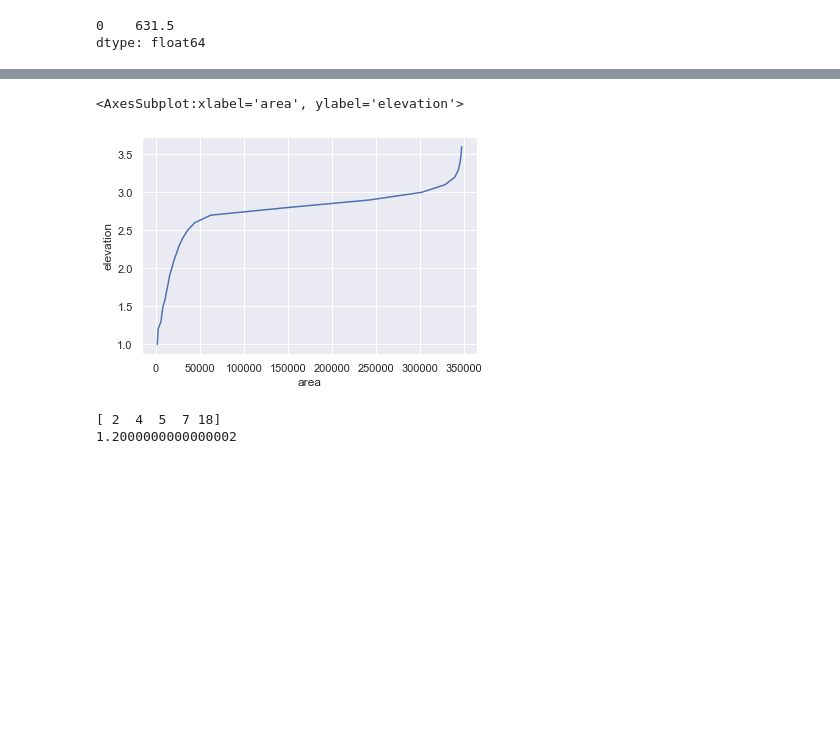
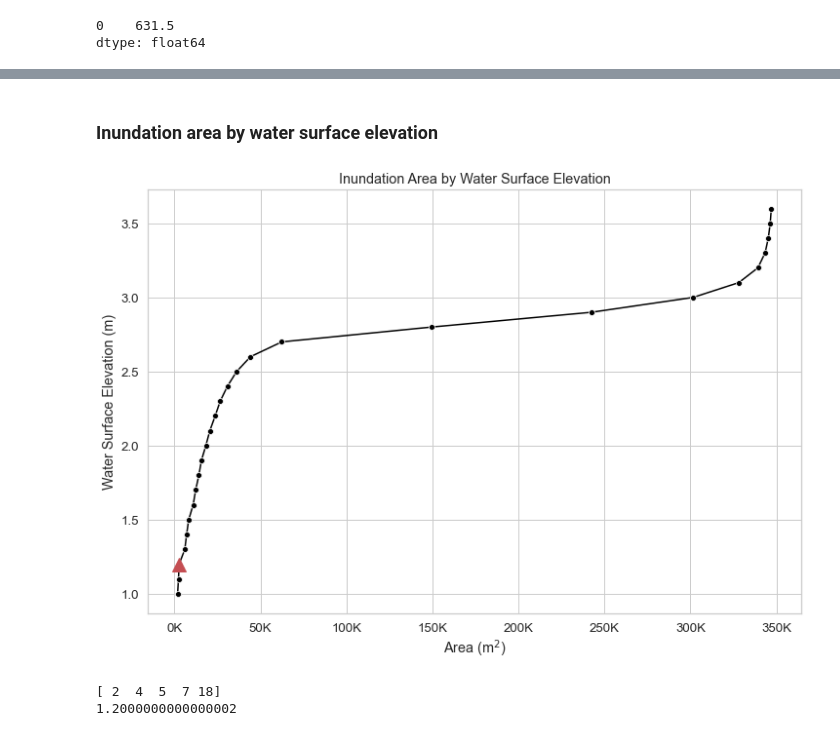
Before and after one commit to crvernon/atiim, a Jupyter notebook: noteboooks/quickstarter.ipynb, the cells around one changed output, grey strips where cells are left out. Saved outputs shown, nothing was run; the diff lists cells and outputs as text; code cells hidden in the pictures; blank space fills up the shorter version.

Commit message:
update notebook with test plots

```diff
--- a/noteboooks/quickstarter.ipynb
+++ b/noteboooks/quickstarter.ipynb
@@ -300,0 +423,18 @@ Wall time: 3.31 s
+# %%
+
+sns.set(style='whitegrid', font_scale=1.2)
+
+
+fig, ax = plt.subplots(figsize=(12, 8))
+
+plt.plot(fdf.perimeter, fdf.elevation, 'ko', fdf.perimeter, fdf.elevation, 'k')
+
+x = ax.set(ylabel='Water Surface Elevation (m)',
+           xlabel='Inundation Perimeter (m)',
+           title='Inundation Perimiter by Water Surface Elevation')
+
+plt.axhline(fdf.elevation.mean(), color='black', linestyle="--", label='_nolegend_')
+
+plt.xlim(xmin=0, xmax=fdf.perimeter.max() + 500)
+
+ax.xaxis.set_major_formatter(ticker.FuncFormatter(lambda x, pos: '{:}'.format(int(x/1000)) + 'K'))
@@ -301,12 +443,30 @@ Wall time: 3.31 s
+# %% [markdown]
+### Inundation area by water surface elevation
 # %%
-sns.lineplot(x="area",
-             y="elevation",
-             #hue="region",
-             #style="event",
-             data=fdf)
+# calculate the inflection point for bankfull elevation
+bankfull_elevation, bankfull_area = calculate_inflection(fdf)
+
+sns.set(style='whitegrid', font_scale=1.2)
+
+
+fig, ax = plt.subplots(figsize=(12, 8))
+
+g = sns.lineplot(x="area",
+                  y="elevation",
+                  marker='o',
+                  data=fdf,
+                  color='black')
+
+x = ax.set(ylabel='Water Surface Elevation (m)',
+           xlabel='Area (m$^2$)',
+           title='Inundation Area by Water Surface Elevation')
+
+plt.plot(bankfull_area, bankfull_elevation, 'r^', ms=14)
+
+
+ax.xaxis.set_major_formatter(ticker.FuncFormatter(lambda x, pos: '{:}'.format(int(x/1000)) + 'K'))
 # %% [output]
-<AxesSubplot:xlabel='area', ylabel='elevation'>
-[figure, old version]
+[figure, new version]
 # %%
 def calculate_inflection(df):
 
```
Also changed, not shown: parts of 14 cells of this notebook.
